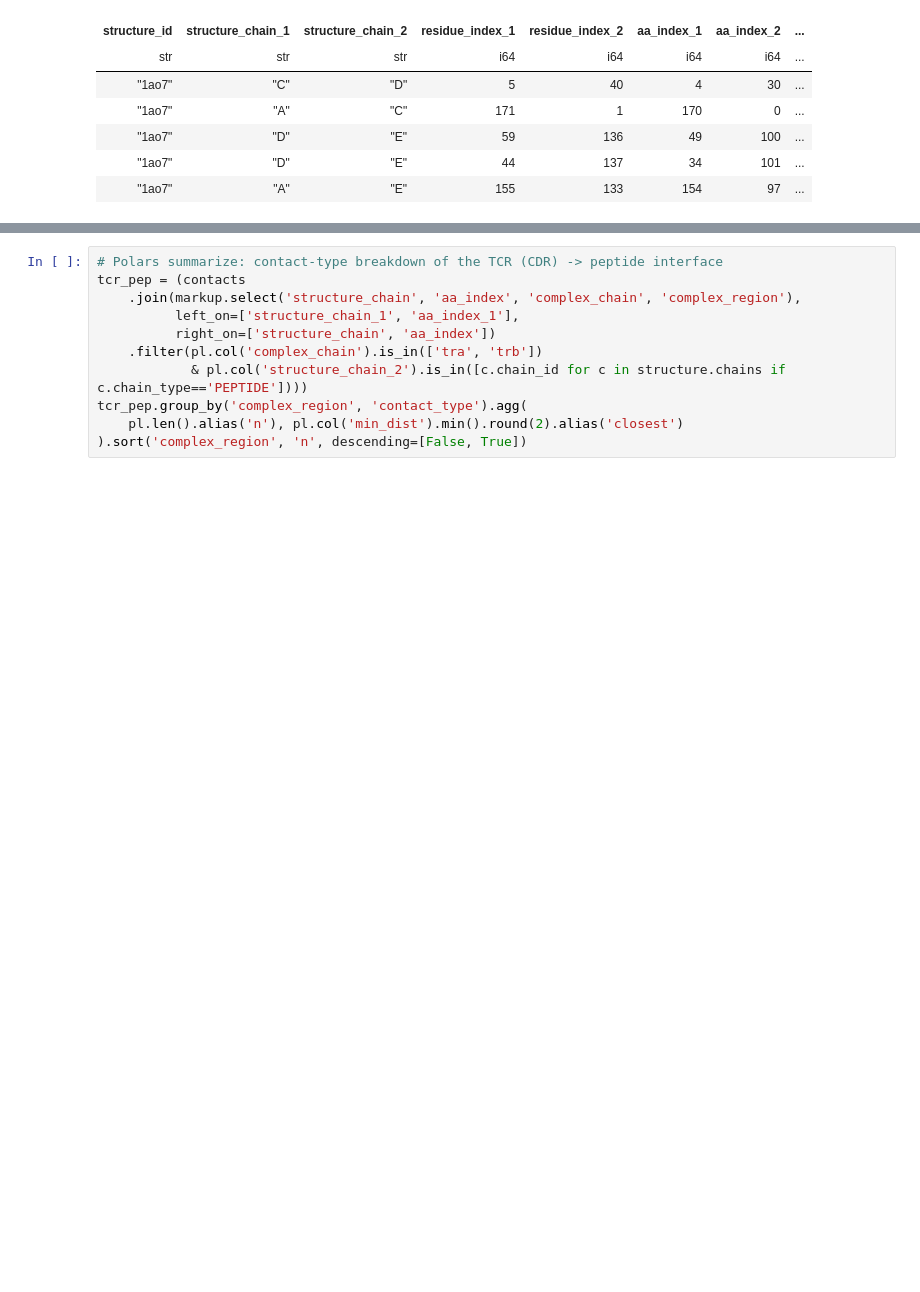
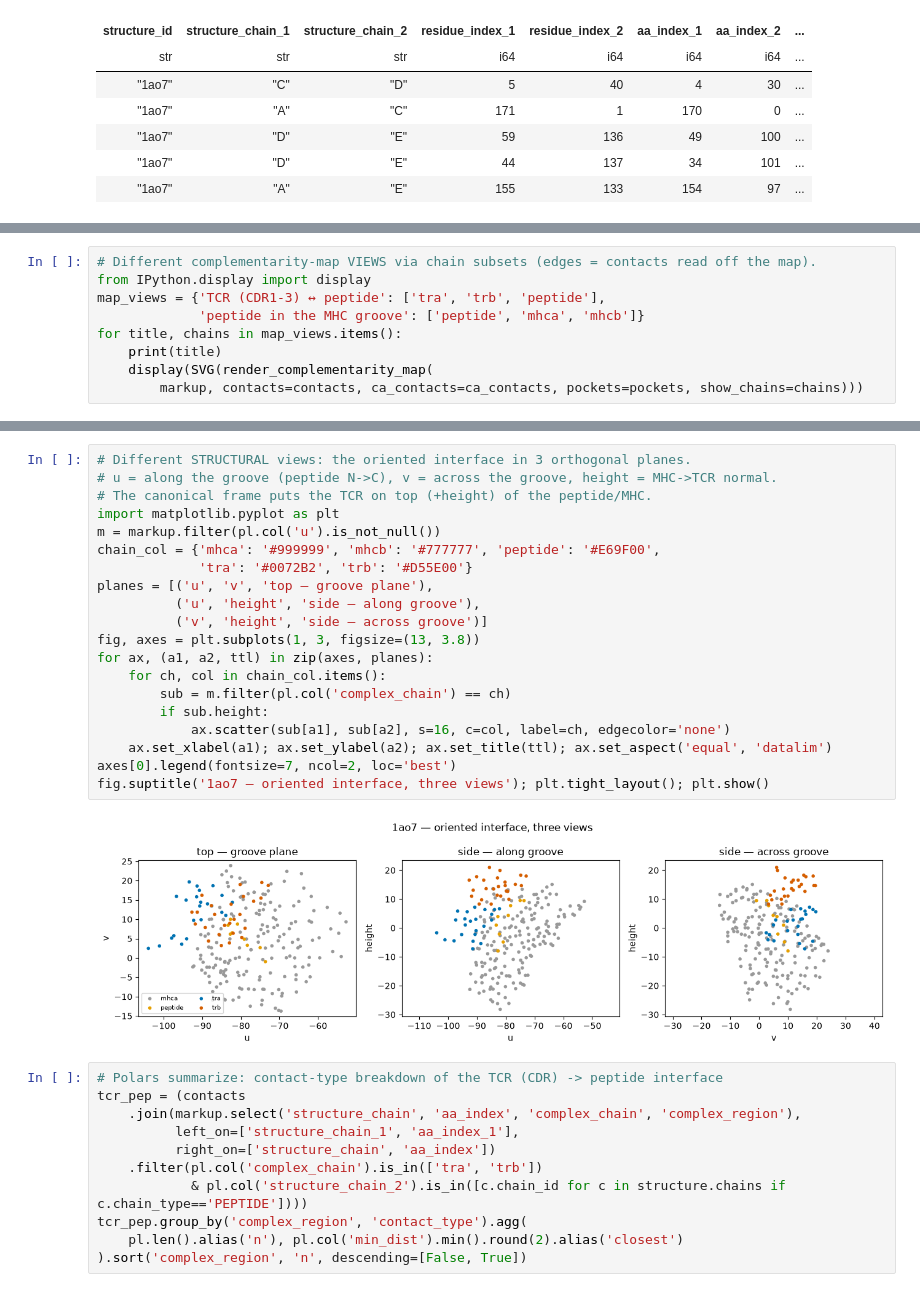
Before and after one commit to antigenomics/tcren, a Jupyter notebook: notebooks/complementarity_map_2d.ipynb, the cells around one changed output, grey strips where cells are left out. Drawn from its saved outputs; the diff is of its cells as text; blank space fills up the shorter version.

```diff
--- a/notebooks/complementarity_map_2d.ipynb
+++ b/notebooks/complementarity_map_2d.ipynb
@@ -67,0 +75,9 @@ SVG(svg)
+# %%
+# Different complementarity-map VIEWS via chain subsets (edges = contacts read off the map).
+from IPython.display import display
+map_views = {'TCR (CDR1-3) ↔ peptide': ['tra', 'trb', 'peptide'],
+             'peptide in the MHC groove': ['peptide', 'mhca', 'mhcb']}
+for title, chains in map_views.items():
+    print(title)
+    display(SVG(render_complementarity_map(
+        markup, contacts=contacts, ca_contacts=ca_contacts, pockets=pockets, show_chains=chains)))
@@ -68,3 +89,25 @@ SVG(svg)
+# %%
+# Different STRUCTURAL views: the oriented interface in 3 orthogonal planes.
+# u = along the groove (peptide N->C), v = across the groove, height = MHC->TCR normal.
+# The canonical frame puts the TCR on top (+height) of the peptide/MHC.
+import matplotlib.pyplot as plt
+m = markup.filter(pl.col('u').is_not_null())
+chain_col = {'mhca': '#999999', 'mhcb': '#777777', 'peptide': '#E69F00',
+             'tra': '#0072B2', 'trb': '#D55E00'}
+planes = [('u', 'v', 'top — groove plane'),
+          ('u', 'height', 'side — along groove'),
+          ('v', 'height', 'side — across groove')]
+fig, axes = plt.subplots(1, 3, figsize=(13, 3.8))
+for ax, (a1, a2, ttl) in zip(axes, planes):
+    for ch, col in chain_col.items():
+        sub = m.filter(pl.col('complex_chain') == ch)
+        if sub.height:
+            ax.scatter(sub[a1], sub[a2], s=16, c=col, label=ch, edgecolor='none')
+    ax.set_xlabel(a1); ax.set_ylabel(a2); ax.set_title(ttl); ax.set_aspect('equal', 'datalim')
+axes[0].legend(fontsize=7, ncol=2, loc='best')
+fig.suptitle('1ao7 — oriented interface, three views'); plt.tight_layout(); plt.show()
+# %% [output]
+[figure, added]
 # %%
 # Polars summarize: contact-type breakdown of the TCR (CDR) -> peptide interface
 tcr_pep = (contacts
```
Also changed, not shown: parts of 3 cells of this notebook, 12 other files.
